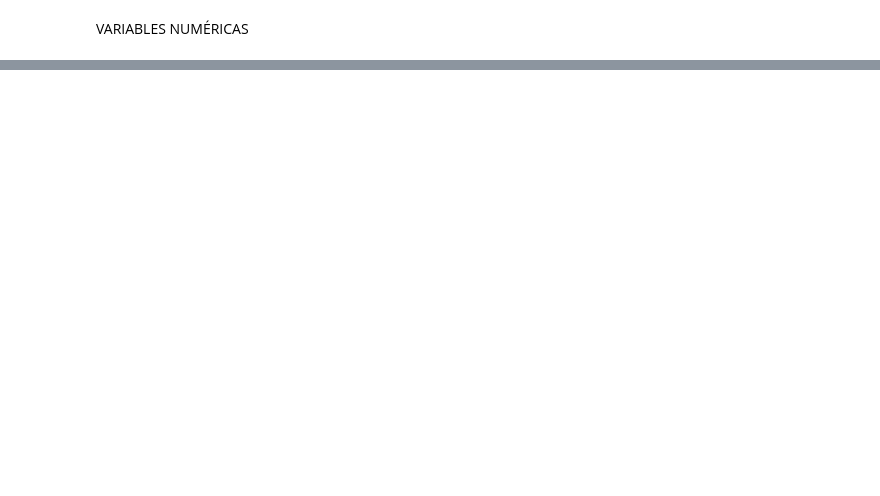
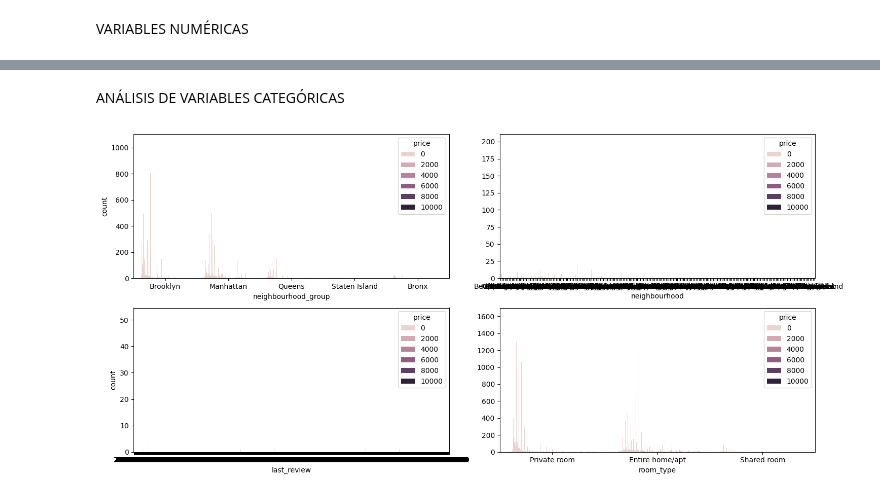
Before and after one commit to PuraCampos/machine-learning-python-template, a Jupyter notebook: src/explore.ipynb, the cells around one changed output, grey strips where cells are left out. Saved outputs shown, nothing was run; the diff lists cells and outputs as text; code cells hidden in the pictures; blank space fills up the shorter version.

```diff
--- a/src/explore.ipynb
+++ b/src/explore.ipynb
@@ -127,0 +161,17 @@ plt.show()
+# %% [markdown]
+ANÁLISIS DE VARIABLES CATEGÓRICAS
+# %%
+fig, axis = plt.subplots(2, 2, figsize = (15, 7))
+
+sns.countplot(ax = axis[0, 0], data = total_data, x = "neighbourhood_group", hue = "price")
+sns.countplot(ax = axis[0, 1], data = total_data, x = "neighbourhood", hue = "price").set(ylabel = None)
+sns.countplot(ax = axis[1, 1], data = total_data, x = "room_type", hue = "price").set(ylabel = None)
+sns.countplot(ax = axis[1, 0], data = total_data, x = "last_review", hue = "price")
+
+
+plt.tight_layout()
+
+
+plt.show()
+# %% [output]
+[figure, added]
```
Also changed, not shown: parts of 4 cells of this notebook.
